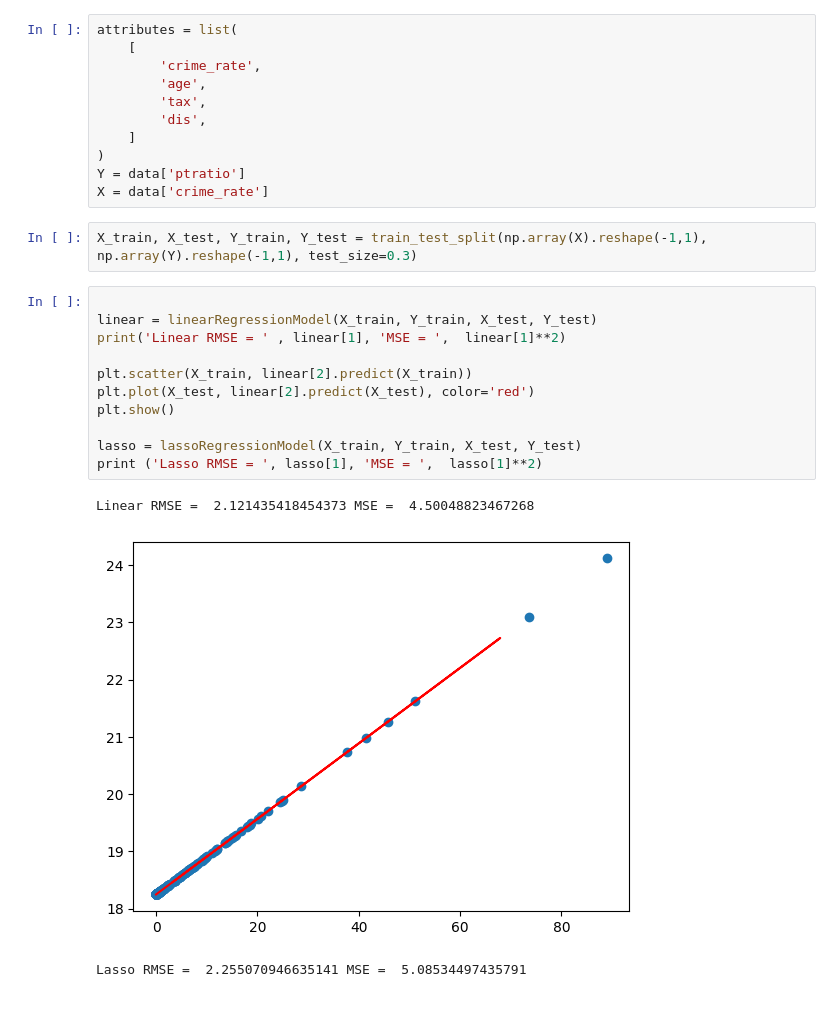
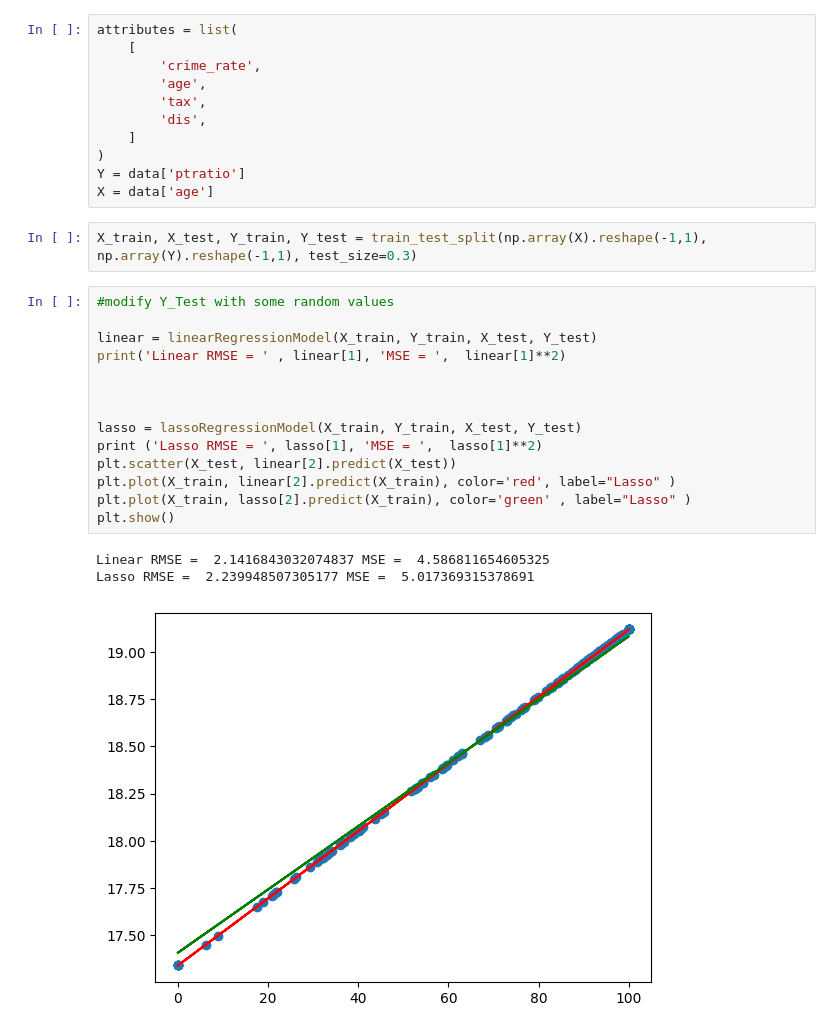
Before and after one commit to vanhuugiakien/LassoRegression, a Jupyter notebook: lasso.ipynb, the cells around one changed output. Drawn from its saved outputs; the diff is of its cells as text.

```diff
--- a/lasso.ipynb
+++ b/lasso.ipynb
@@ -58,24 +58,27 @@ attributes = list(
     ]
 )
 Y = data['ptratio']
-X = data['crime_rate']
+X = data['age']
 # %%
 X_train, X_test, Y_train, Y_test = train_test_split(np.array(X).reshape(-1,1), np.array(Y).reshape(-1,1), test_size=0.3)
 # %%
+#modify Y_Test with some random values
 
 linear = linearRegressionModel(X_train, Y_train, X_test, Y_test)
 print('Linear RMSE = ' , linear[1], 'MSE = ',  linear[1]**2)
 
-plt.scatter(X_train, linear[2].predict(X_train))
-plt.plot(X_test, linear[2].predict(X_test), color='red')
-plt.show()
+
 
 lasso = lassoRegressionModel(X_train, Y_train, X_test, Y_test)
 print ('Lasso RMSE = ', lasso[1], 'MSE = ',  lasso[1]**2)
+plt.scatter(X_test, linear[2].predict(X_test))
+plt.plot(X_train, linear[2].predict(X_train), color='red', label="Lasso" )
+plt.plot(X_train, lasso[2].predict(X_train), color='green' , label="Lasso" )
+plt.show()
 # %% [output]
-Linear RMSE =  2.121435418454373 MSE =  4.50048823467268
+Linear RMSE =  2.1416843032074837 MSE =  4.586811654605325
+Lasso RMSE =  2.239948507305177 MSE =  5.017369315378691
-[figure, old version]
+[figure, new version]
-Lasso RMSE =  2.255070946635141 MSE =  5.08534497435791
 # %%
 Y = data['ptratio']
 X = data[attributes]
```
Also changed, not shown: parts of 1 cell of this notebook.
